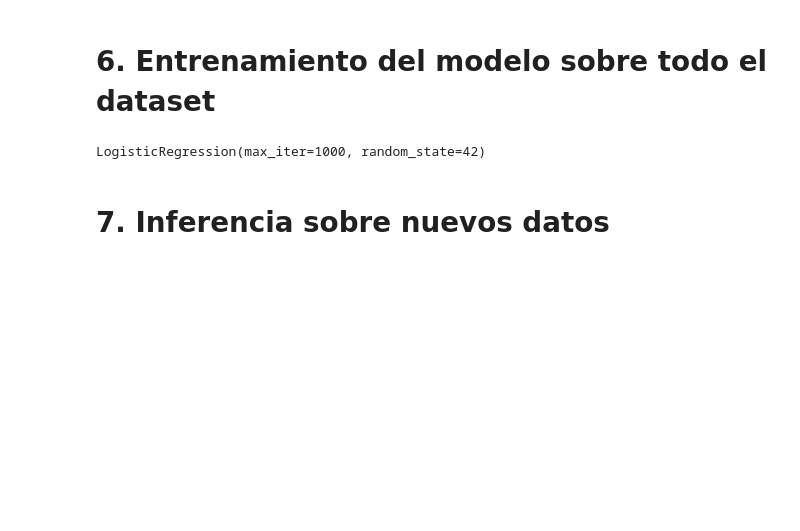
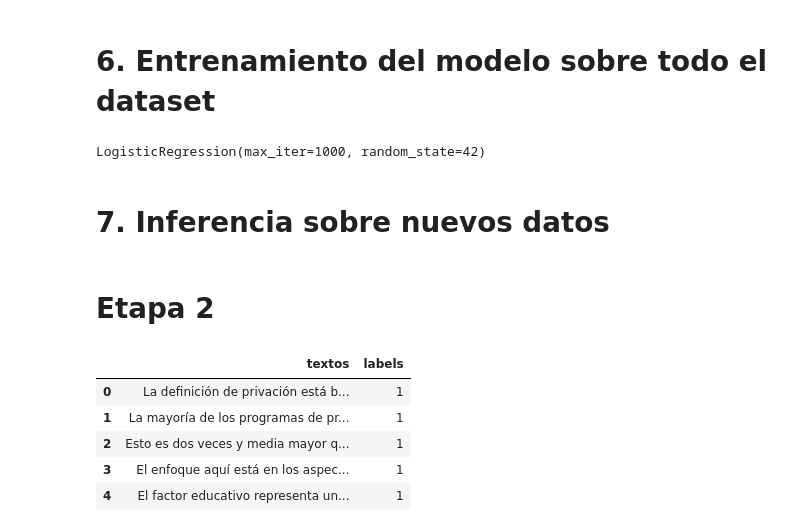
Before and after one commit to BILabsAndProjects/Proyecto1, a Jupyter notebook: proyecto.ipynb, the cells around one changed output. Saved outputs shown, nothing was run; the diff lists cells and outputs as text; code cells hidden in the pictures; blank space fills up the shorter version.

```diff
--- a/proyecto.ipynb
+++ b/proyecto.ipynb
@@ -1824,3 +1849,15 @@ normalized_test_df["labels"] = test_preds
 
 final_df = normalized_test_df[["Textos_espanol", "labels"]]
 final_df.to_excel(r"datos/Datos de prueba_proyecto_con_predicciones.xlsx", index=False)
+# %% [markdown]
+# Etapa 2
+# %%
+df_data = pd.read_excel(r"datos/Datos_etapa 2.xlsx")
+df_data.head()
+# %% [output]
+|  | textos | labels |
+| 0 | La definición de privación está b... | 1 |
+| 1 | La mayoría de los programas de pr... | 1 |
+| 2 | Esto es dos veces y media mayor q... | 1 |
+| 3 | El enfoque aquí está en los aspec... | 1 |
+| 4 | El factor educativo representa un... | 1 |
```
Also changed, not shown: parts of 14 cells of this notebook.
